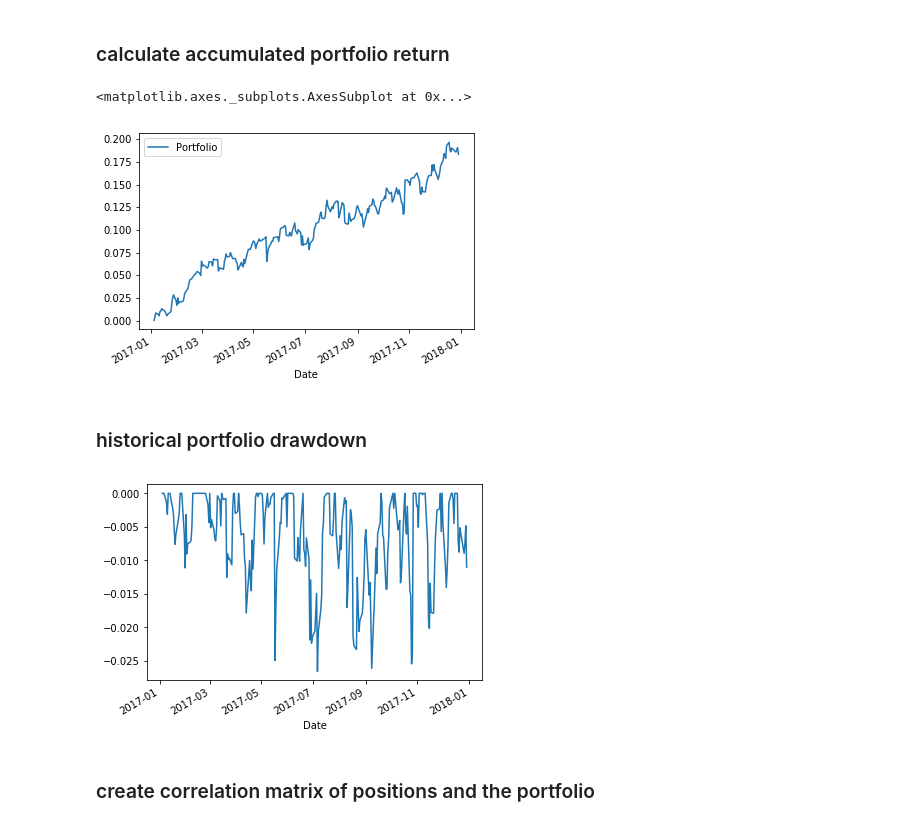
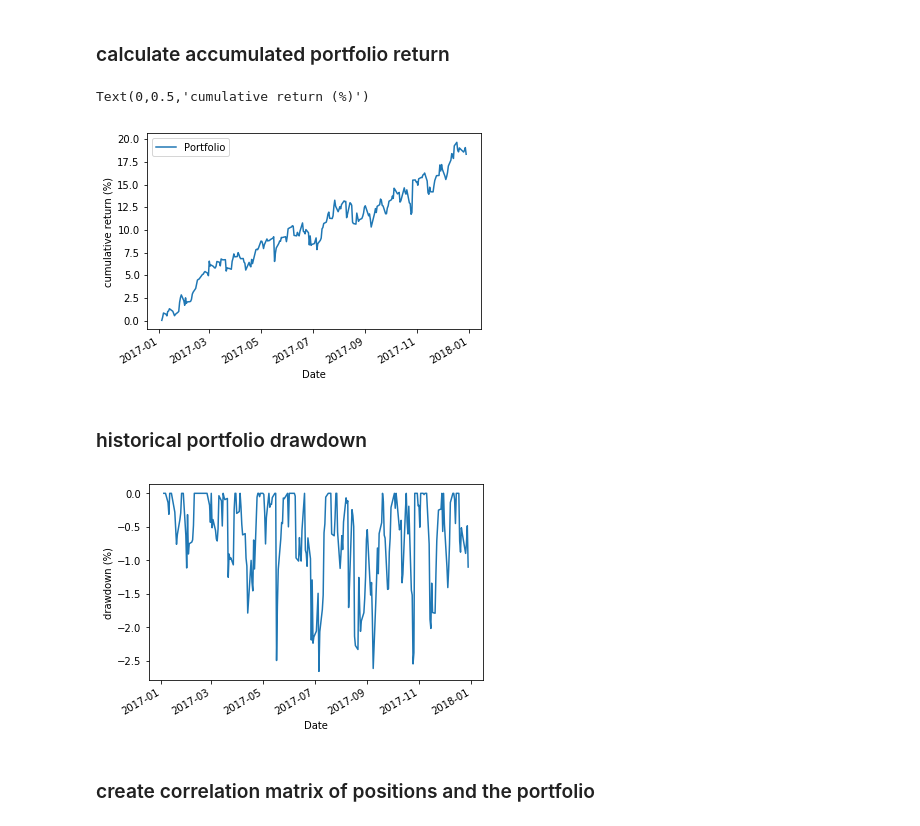
Before and after one commit to jeniantai/Finance, a Jupyter notebook: Risk - VaR.ipynb, the cells around one changed output. Saved outputs shown, nothing was run; the diff lists cells and outputs as text; code cells hidden in the pictures.

```diff
--- a/Risk - VaR.ipynb
+++ b/Risk - VaR.ipynb
@@ -7,7 +7,7 @@ import pandas as pd
 import numpy as np
 import matplotlib.pyplot as plt
 
-StockReturns = pd.read_csv("C:/Users/Jenian/Documents/Research Library/Data Science/Python/StockReturns.csv", parse_dates=["Date"]).set_index("Date")
+StockReturns = pd.read_csv('StockReturns.csv', parse_dates=['Date']).set_index('Date')
 portfolio_weights = np.array([0.12, 0.15, 0.08, 0.05, 0.09, 0.10, 0.11, 0.14, 0.16])
 StockReturns.head()
 # %% [output]
@@ -28,21 +28,23 @@ StockReturns_p["Portfolio"] = port_ret.sum(axis = 1)
 ### calculate accumulated portfolio return
 # %%
 CumulativeReturns = ((1+StockReturns_p).cumprod() - 1)
-CumulativeReturns[["Portfolio",]].plot()
+cum = (CumulativeReturns[['Portfolio',]]*100).plot()
+cum.set_ylabel('cumulative return (%)')
 # %% [output]
-<matplotlib.axes._subplots.AxesSubplot at 0x...>
+Text(0,0.5,'cumulative return (%)')
-[figure, old version]
+[figure, new version]
 # %% [markdown]
 ### historical portfolio drawdown
 # %%
-port_ret_base1 = 1+CumulativeReturns
-running_max = np.maximum.accumulate(port_ret_base1)
+port_ret_1 = 1 + CumulativeReturns
+running_max = np.maximum.accumulate(port_ret_1)
 running_max[running_max < 1] = 1
-drawdown = (port_ret_base1)/running_max - 1
-drawdown["Portfolio"].plot()
+drawdown = (port_ret_1)/running_max - 1
+dd = (drawdown['Portfolio']*100).plot()
+dd.set_ylabel('drawdown (%)')
 plt.show()
 # %% [output]
-[figure, old version]
+[figure, new version]
 # %% [markdown]
 ### create correlation matrix of positions and the portfolio
 # %%
```
Also changed, not shown: parts of 6 cells of this notebook.
